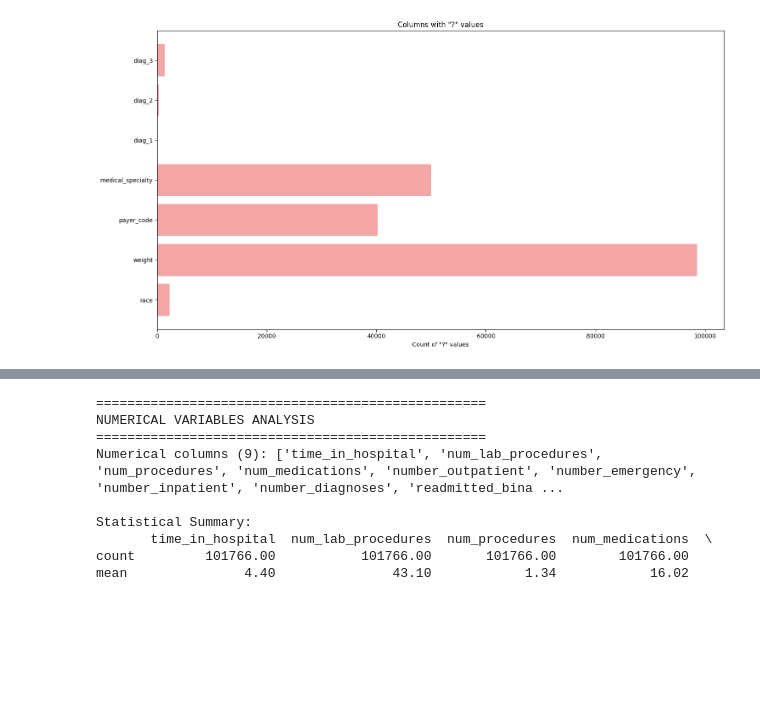
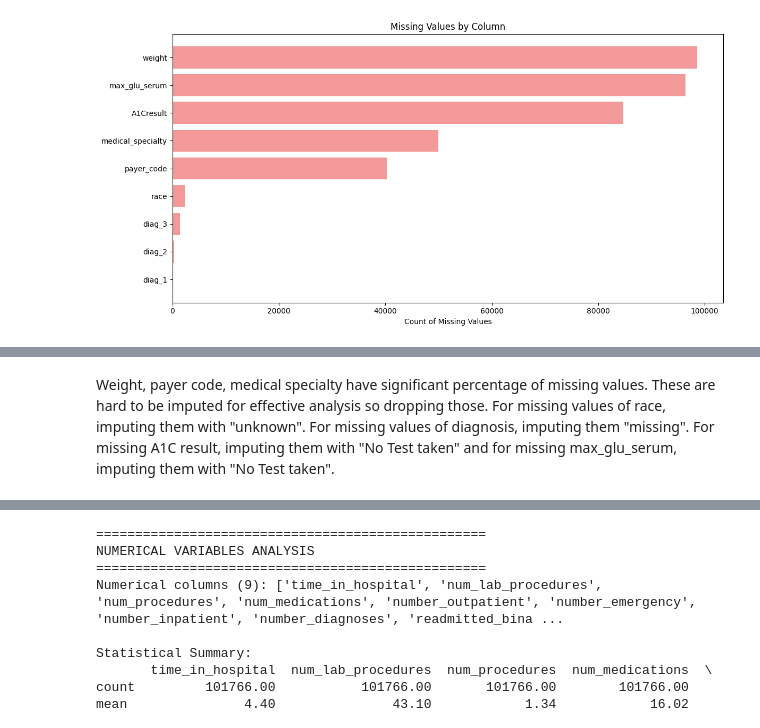
Before and after one commit to boskya/aai510-group1-diabetes-admissions, a Jupyter notebook: EDA_Diabetic_Dataset.ipynb, the cells around one changed output, grey strips where cells are left out. Cells and saved outputs as stored; diff of their text form; code cells hidden in the pictures; blank space fills up the shorter version.

Commit message:
add analysis notes, missing value handling, feature engineering for diagnosis group

```diff
--- a/EDA_Diabetic_Dataset.ipynb
+++ b/EDA_Diabetic_Dataset.ipynb
@@ -8,7 +8,6 @@ import warnings
 warnings.filterwarnings('ignore')
 # %%
 def load_data(file_path):
-    """Load the diabetic readmission dataset"""
     try:
         df = pd.read_csv(file_path)
         print("Data loaded successfully.")
@@ -18,9 +17,17 @@ def load_data(file_path):
         print(f"File not found: {file_path}")
         return None
 
-# Load the data
-data_path = "/Users/hassanali/Desktop/USD/AAI-510/Final Project/Dataset/diabetic_data.csv"
+# Load the diabetic readmission dataset
+data_path = "diabetic_data.csv"
 df = load_data(data_path)
+
+print("\nCOLUMN DATA TYPES:")
+print(df.dtypes.value_counts())
+
+print("\nBASIC STATISTICS:")
+print(df.describe())
+
+df.head()
 # %% [output]
 Data loaded successfully.
 Dataset shape: (101766, 50)
@@ -67,6 +56,6 @@ max           76.000000         21.000000         16.000000
 # %%
 # =====================================
-# 2. MISSING VALUES ANALYSIS
+# MISSING VALUES ANALYSIS
 # =====================================
 
 def analyze_missing_values(df):
@@ -74,6 +63,9 @@ def analyze_missing_values(df):
     print("\n" + "="*50)
     print("MISSING VALUES ANALYSIS")
     print("="*50)
+
+     # Replace '?' with np.nan for true missing value detection
+    df = df.replace('?', np.nan).copy()
 
     # Calculate missing values
     missing_data = df.isnull().sum()
@@ -87,43 +79,29 @@ def analyze_missing_values(df):
     })
     missing_summary = missing_summary[missing_summary['Missing_Count'] > 0].sort_values('Missing_Count', ascending=False)
 
-    print("Missing Values Summary:")
-    print(missing_summary)
+    # Step 5: Display summary
+    if missing_summary.empty:
+        print("✅ No missing values found in the dataset.")
+    else:
+        print("\nMissing Values Summary:")
+        print(missing_summary.to_string(index=False))
 
-    # Handle '?' as missing values (common in this dataset)
-    print("\nCHECKING FOR '?' VALUES (treated as missing):")
-    question_mark_counts = {}
-    for col in df.columns:
-        if df[col].dtype == 'object':
-            count = (df[col] == '?').sum()
-            if count > 0:
-                question_mark_counts[col] = count
-
-    if question_mark_counts:
-        print("Columns with '?' values:")
-        for col, count in sorted(question_mark_counts.items(), key=lambda x: x[1], reverse=True):
-            percentage = (count / len(df)) * 100
-            print(f"  {col}: {count:,} ({percentage:.2f}%)")
-
-    # Visualization of missing values
-    if question_mark_counts:
-        plt.figure(figsize=(15, 8))
-
-        # Plot: '?' values visualization
-        cols = list(question_mark_counts.keys())
-        counts = [question_mark_counts[col] for col in cols]
-
-        plt.barh(cols, counts, color='lightcoral', alpha=0.7)
-        plt.xlabel('Count of "?" values')
-        plt.title('Columns with "?" values')
+        # Step 6: Visualize missing values
+        plt.figure(figsize=(12, 6))
+        plt.barh(
+            missing_summary['Column'],
+            missing_summary['Missing_Count'],
+            color='lightcoral', alpha=0.8
+        )
+        plt.xlabel('Count of Missing Values')
+        plt.title('Missing Values by Column')
+        plt.gca().invert_yaxis()  # Show largest at top
         plt.tight_layout()
         plt.show()
 
-    return missing_summary, question_mark_counts
+    return df, missing_summary
 
-# Run missing values analysis
-if df is not None:
-    missing_summary, question_counts = analyze_missing_values(df)
+analyze_missing_values(df)
 # %% [output]
 ==================================================
 MISSING VALUES ANALYSIS
@@ -145 +121 @@ Columns with '?' values:
-[figure, old version]
+[figure, new version]
@@ -145,0 +139,2 @@ Columns with '?' values:
+# %% [markdown]
+Weight, payer code, medical specialty have significant percentage of missing values. These are hard to be imputed for effective analysis so dropping those. For missing values of race, imputing them with "unknown". For missing values of diagnosis, imputing them "missing". For missing A1C result, imputing them with "No Test taken" and for missing max_glu_serum, imputing them with "No Test taken".
```
Also changed, not shown: parts of 26 cells of this notebook, 1 other file.
